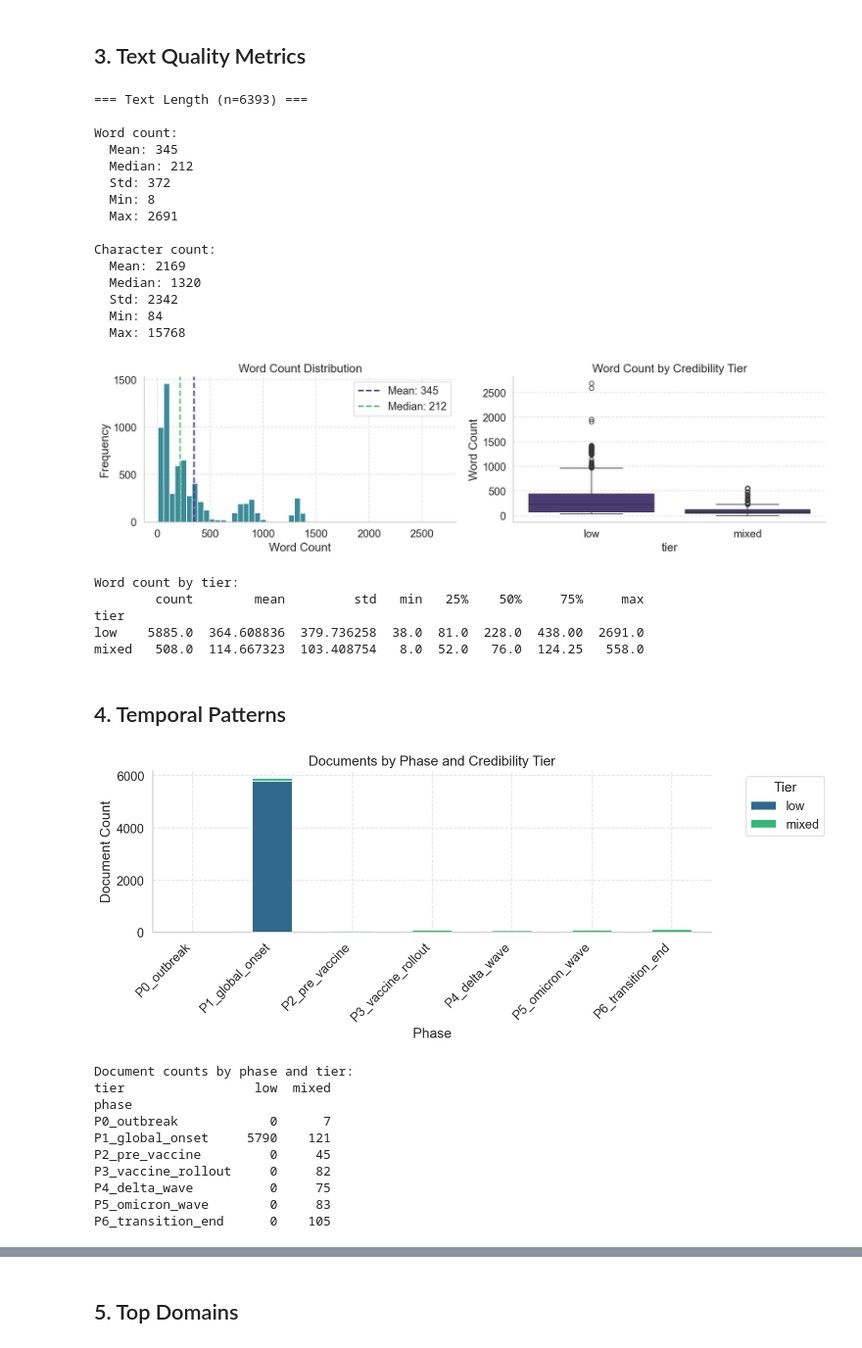
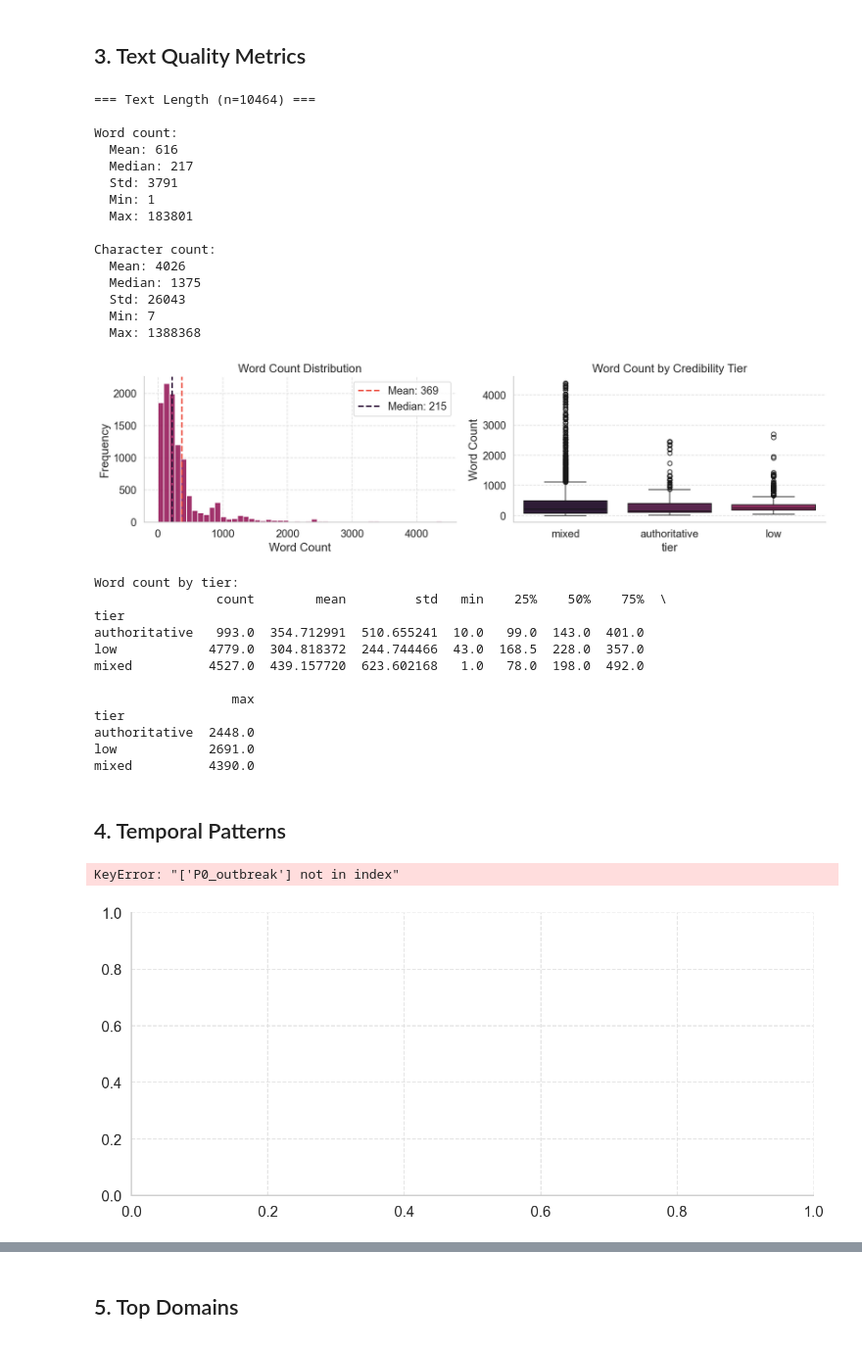
Before and after one commit to Ala-ADN/credleaf, a Jupyter notebook: notebooks/01_normalized_eda.ipynb, the cells around one changed output, grey strips where cells are left out. Shown at 98% size. Saved outputs shown, nothing was run; the diff lists cells and outputs as text; code cells hidden in the pictures.

```diff
--- a/notebooks/01_normalized_eda.ipynb
+++ b/notebooks/01_normalized_eda.ipynb
@@ -17,8 +17,11 @@ import numpy as np
 import matplotlib.pyplot as plt
 import seaborn as sns
 
+import warnings
+warnings.filterwarnings("ignore")
+
 # ----- Viridis aesthetic -----
-viridis_palette = sns.color_palette("viridis")
+palette = sns.color_palette("rocket", n_colors=7)
 
 sns.set_style("whitegrid", {
     "axes.facecolor": "#ffffff",
@@ -29,7 +32,7 @@ sns.set_style("whitegrid", {
     "axes.spines.right": False,
 })
 
-sns.set_palette(viridis_palette)
+sns.set_palette(palette)
 
 sns.set_context("notebook", font_scale=1.3, rc={
     "lines.linewidth": 2,
@@ -105,7 +112,7 @@ dtype: object
 from credibility.registry import CredibilityRegistry, normalize_host
 
 # Try to load pre-built registry if available, otherwise mark as unknown
-registry_path = PROCESSED_DIR.parent / "credibility_registry.json"
+registry_path = PROCESSED_DIR / "credibility.json"
 if registry_path.exists():
     registry = CredibilityRegistry.load(registry_path)
     print(f"Loaded credibility registry: {registry}")
@@ -234,18 +243,18 @@ print(f"  Std: {ok_df['char_count'].std():.0f}")
 print(f"  Min: {ok_df['char_count'].min()}")
 print(f"  Max: {ok_df['char_count'].max()}")
 # %% [output]
-=== Text Length (n=6393) ===
+=== Text Length (n=10464) ===
 
 Word count:
-  Mean: 345
-  Median: 212
-  Std: 372
-  Min: 8
-  Max: 2691
+  Mean: 616
+  Median: 217
+  Std: 3791
+  Min: 1
+  Max: 183801
 
 Character count:
-  Mean: 2169
-  Median: 1320
-  Std: 2342
-  Min: 84
-  Max: 15768
+  Mean: 4026
+  Median: 1375
+  Std: 26043
+  Min: 7
+  Max: 1388368
@@ -254,18 +266,18 @@ Character count:
 fig, axes = plt.subplots(1, 2, figsize=(14, 4))
 
 # Histogram
-axes[0].hist(ok_df['word_count'], bins=50, color=viridis_palette[2], edgecolor='white', alpha=0.9)
-axes[0].axvline(ok_df['word_count'].mean(), color=viridis_palette[0], linestyle='--', linewidth=2,
-                label=f"Mean: {ok_df['word_count'].mean():.0f}")
-axes[0].axvline(ok_df['word_count'].median(), color=viridis_palette[4], linestyle='--', linewidth=2,
-                label=f"Median: {ok_df['word_count'].median():.0f}")
+axes[0].hist(df_no_outliers['word_count'], bins=50, color=palette[2], edgecolor='white', alpha=0.9)
+axes[0].axvline(df_no_outliers['word_count'].mean(), color=palette[4], linestyle='--', linewidth=2,
+                label=f"Mean: {df_no_outliers['word_count'].mean():.0f}")
+axes[0].axvline(df_no_outliers['word_count'].median(), color=palette[0], linestyle='--', linewidth=2,
+                label=f"Median: {df_no_outliers['word_count'].median():.0f}")
 axes[0].set_xlabel('Word Count')
 axes[0].set_ylabel('Frequency')
 axes[0].set_title('Word Count Distribution')
 axes[0].legend()
 
 # Box plot by tier (uses global viridis palette)
-sns.boxplot(data=ok_df, x='tier', y='word_count', ax=axes[1])
+sns.boxplot(data=df_no_outliers, x='tier', y='word_count', ax=axes[1], palette=palette)
 axes[1].set_title('Word Count by Credibility Tier')
 axes[1].set_ylabel('Word Count')
 
@@ -273,53 +285,51 @@ plt.tight_layout()
 plt.show()
 
 print("\nWord count by tier:")
-print(ok_df.groupby('tier')['word_count'].describe())
+print(df_no_outliers.groupby('tier')['word_count'].describe())
 # %% [output]
-[figure, old version]
+[figure, new version]
 Word count by tier:
-        count        mean         std   min   25%    50%     75%     max
+                count        mean         std   min    25%    50%    75%  \
 tier
-low    5885.0  364.608836  379.736258  38.0  81.0  228.0  438.00  2691.0
-mixed   508.0  114.667323  103.408754   8.0  52.0   76.0  124.25   558.0
+authoritative   993.0  354.712991  510.655241  10.0   99.0  143.0  401.0
+low            4779.0  304.818372  244.744466  43.0  168.5  228.0  357.0
+mixed          4527.0  439.157720  623.602168   1.0   78.0  198.0  492.0
+
+                  max
+tier
+authoritative  2448.0
+low            2691.0
+mixed          4390.0
 # %% [markdown]
 ## 4. Temporal Patterns
 # %%
 # Phase progression
 phase_order = [p.name for p in PHASES_BY_NAME.values()]
 df['phase_num'] = df['phase'].map({p: i for i, p in enumerate(phase_order)})
 
 fig, ax = plt.subplots(figsize=(12, 5))
 
 # Group by phase and tier
 phase_tier_counts = df.groupby(['phase', 'tier']).size().unstack(fill_value=0)
 # Reorder by phase
 phase_tier_counts = phase_tier_counts.loc[phase_order]
 
 n_tiers = len(phase_tier_counts.columns)
 phase_tier_counts.plot(
     kind='bar', stacked=True, ax=ax,
-    color=sns.color_palette("viridis", n_colors=n_tiers),
+    color=sns.color_palette("rocket", n_colors=n_tiers),
     edgecolor='white',
 )
 ax.set_xlabel('Phase')
 ax.set_ylabel('Document Count')
 ax.set_title('Documents by Phase and Credibility Tier')
 ax.legend(title='Tier', bbox_to_anchor=(1.05, 1), loc='upper left')
 plt.xticks(rotation=45, ha='right')
 plt.tight_layout()
 plt.show()
 
 print("\nDocument counts by phase and tier:")
 print(phase_tier_counts)
 # %% [output]
+KeyError: "['P0_outbreak'] not in index"
-[figure, old version]
+[figure, new version]
-Document counts by phase and tier:
-tier                 low  mixed
-phase
-P0_outbreak            0      7
-P1_global_onset     5790    121
-P2_pre_vaccine         0     45
-P3_vaccine_rollout     0     82
-P4_delta_wave          0     75
-P5_omicron_wave        0     83
-P6_transition_end      0    105
```
Also changed, not shown: parts of 17 cells of this notebook, 2 other files.
